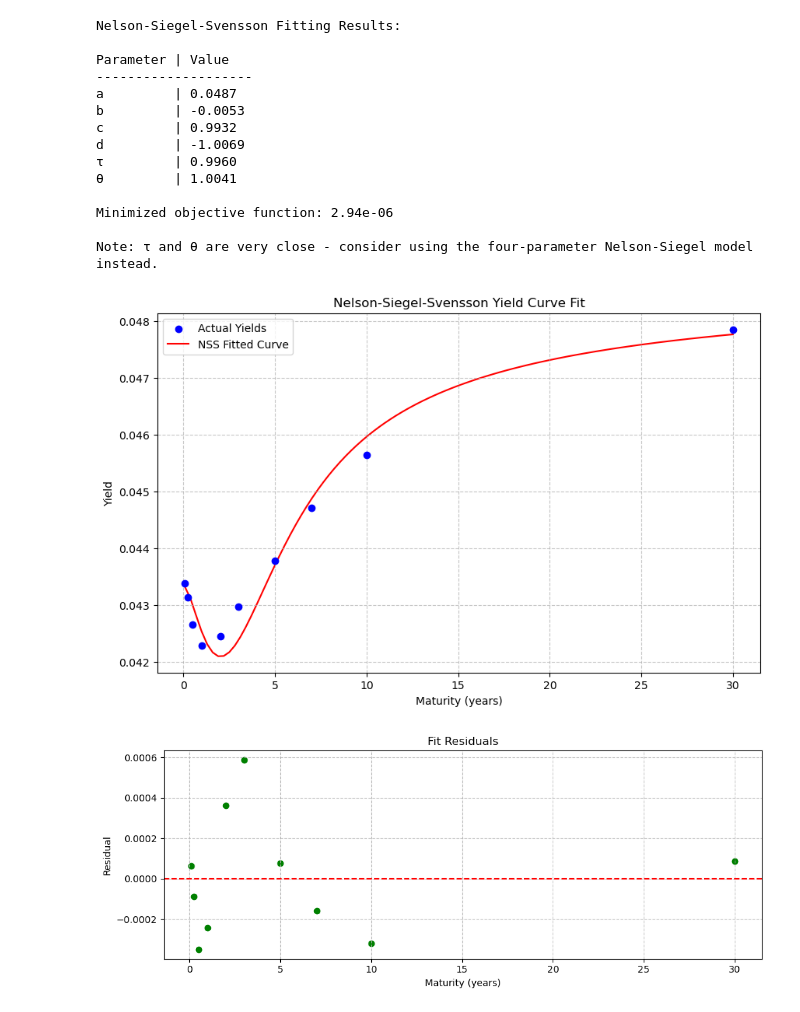
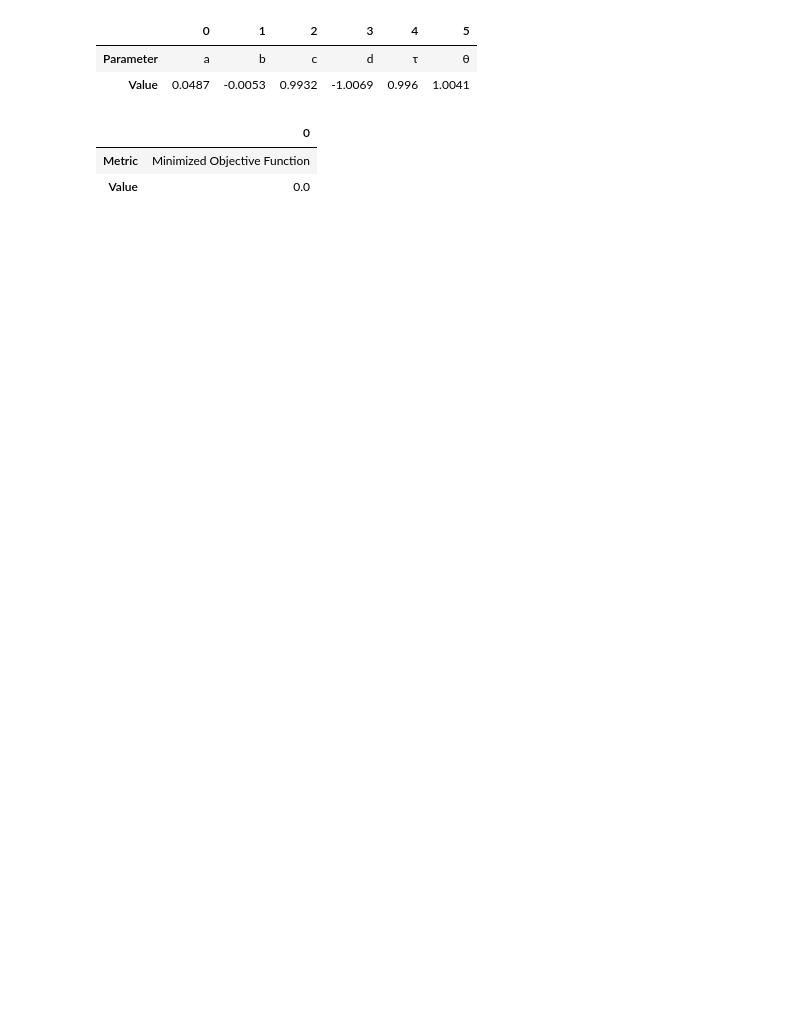
Before and after one commit to fangsitang/fixed_income, a Jupyter notebook: PartA.ipynb, the cells around one changed output. Saved outputs shown, nothing was run; the diff lists cells and outputs as text; code cells hidden in the pictures; blank space fills up the shorter version.

```diff
--- a/PartA.ipynb
+++ b/PartA.ipynb
@@ -236,87 +264,51 @@ def fit_nss(maturities, yields, weighted=True):
     ]
 
     # Minimize objective function
     result = minimize(
         objective_function,
         initial_guess,
         args=(maturities, yields, weighted),
         bounds=bounds,
         method='L-BFGS-B'
     )
 
     return result
 
 # Example usage (assuming you have zero_coupon_yields from previous code):
 calculator = ZeroCouponCalculator()
 zero_coupon_yields = calculator.calculate_zero_coupon_yields()
 
 # Convert dictionary to arrays for fitting
 maturities = np.array(list(zero_coupon_yields.keys()))
 yields = np.array(list(zero_coupon_yields.values())) / 100  # Convert to decimal
 
 # Fit NSS model with weighted objective function
 result = fit_nss(maturities, yields, weighted=True)
 
-# Print results in the requested format
-print("\nNelson-Siegel-Svensson Fitting Results:")
-print("\nParameter | Value")
-print("-" * 20)
+
 param_names = ['a', 'b', 'c', 'd', 'τ', 'θ']
-for name, value in zip(param_names, result.x):
-    print(f"{name:9} | {value:.4f}")
 
-print(f"\nMinimized objective function: {result.fun:.2e}")
+# Create DataFrame for parameters
+df_params = pd.DataFrame({
+    "Parameter": param_names,
+    "Value": [round(value, 4) for value in result.x]
+})
 
-if abs(result.x[4] - result.x[5]) < 0.1:  # Check if tau and theta are close
-    print("\nNote: τ and θ are very close - consider using the four-parameter Nelson-Siegel model instead.")
+df_obj_func = pd.DataFrame({
+    "Metric": ["Minimized Objective Function"],
+    "Value": [round(result.fun, 2)]
+})
 
-# Generate fitted curve for plotting
-t_fine = np.linspace(min(maturities), max(maturities), 100)
-fitted_yields = [nss_yield(t, result.x) for t in t_fine]
+df_params.T
 
-# Plot results
-plt.figure(figsize=(10, 6))
-
-# Plot actual yields
-plt.scatter(maturities, yields, color='blue', label='Actual Yields', zorder=2)
-
-# Plot fitted curve
-plt.plot(t_fine, fitted_yields, 'r-', label='NSS Fitted Curve', zorder=1)
-
-plt.xlabel('Maturity (years)')
-plt.ylabel('Yield')
-plt.title('Nelson-Siegel-Svensson Yield Curve Fit')
-plt.grid(True, linestyle='--', alpha=0.7)
-plt.legend()
-
-# Calculate and plot residuals
-plt.figure(figsize=(10, 4))
-fitted_at_points = np.array([nss_yield(t, result.x) for t in maturities])
-residuals = yields - fitted_at_points
-
-plt.scatter(maturities, residuals, color='green')
-plt.axhline(y=0, color='r', linestyle='--')
-plt.xlabel('Maturity (years)')
-plt.ylabel('Residual')
-plt.title('Fit Residuals')
-plt.grid(True, linestyle='--', alpha=0.7)
-
-plt.tight_layout()
-plt.show()
+# Create DataFrame for the minimized objective function
 # %% [output]
-Nelson-Siegel-Svensson Fitting Results:
-
-Parameter | Value
---------------------
-a         | 0.0487
-b         | -0.0053
-c         | 0.9932
-d         | -1.0069
-τ         | 0.9960
-θ         | 1.0041
-
-Minimized objective function: 2.94e-06
-
-Note: τ and θ are very close - consider using the four-parameter Nelson-Siegel model instead.
-[figure, removed]
-[figure, removed]
+|  | 0 | 1 | 2 | 3 | 4 | 5 |
+| Parameter | a | b | c | d | τ | θ |
+| Value | 0.0487 | -0.0053 | 0.9932 | -1.0069 | 0.996 | 1.0041 |
+# %%
+df_obj_func.T
+# %% [output]
+|  | 0 |
+| Metric | Minimized Objective Function |
+| Value | 0.0 |
```
Also changed, not shown: parts of 3 cells of this notebook.
